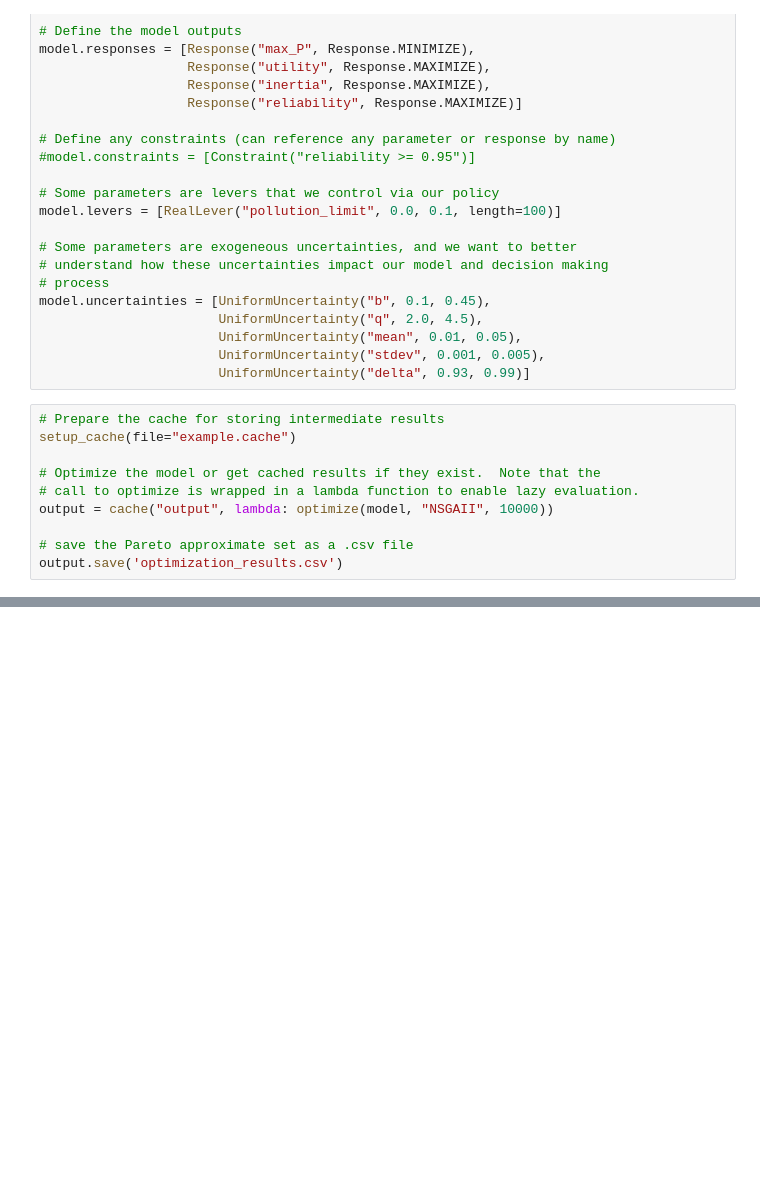
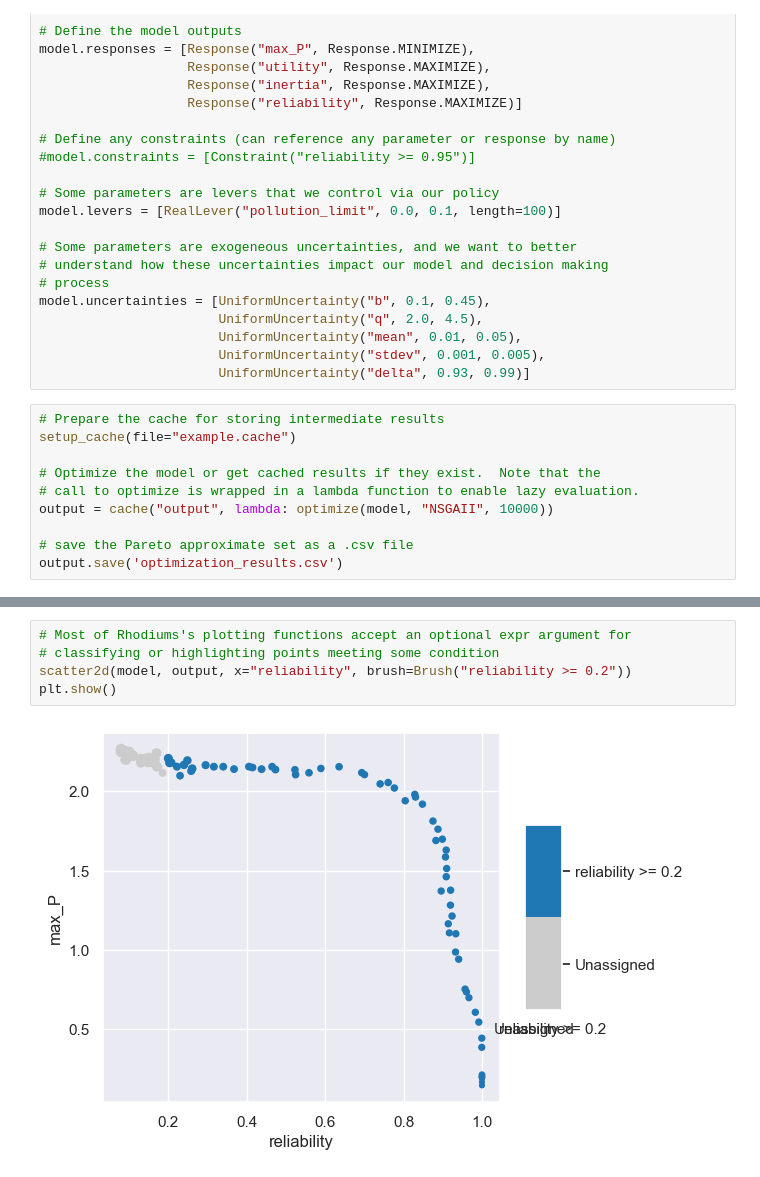
Before and after one commit to KnownElephant/RDM-SDM, a Jupyter notebook: lake_problem.ipynb, the cells around one changed output, grey strips where cells are left out. Drawn from its saved outputs; the diff is of its cells as text; blank space fills up the shorter version.

```diff
--- a/lake_problem.ipynb
+++ b/lake_problem.ipynb
@@ -85,0 +95,7 @@ output.save('optimization_results.csv')
+# %%
+# Most of Rhodiums's plotting functions accept an optional expr argument for
+# classifying or highlighting points meeting some condition
+scatter2d(model, output, x="reliability", brush=Brush("reliability >= 0.2"))
+plt.show()
+# %% [output]
+[figure, added]
```
Also changed, not shown: parts of 15 cells of this notebook, 1 other file.
